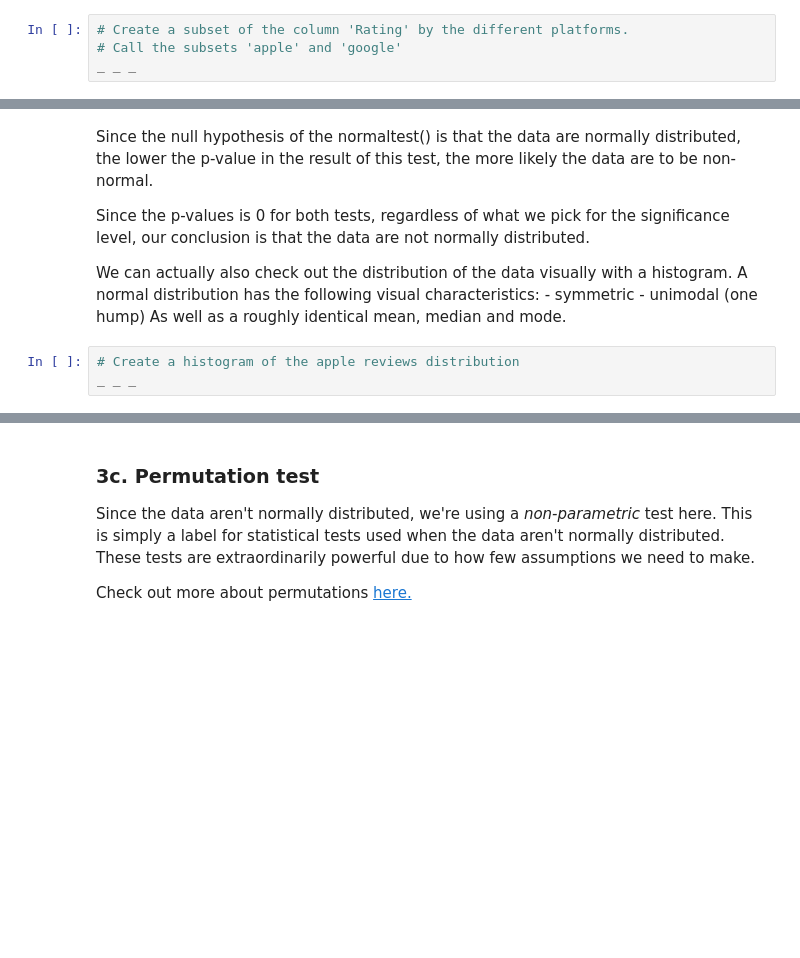
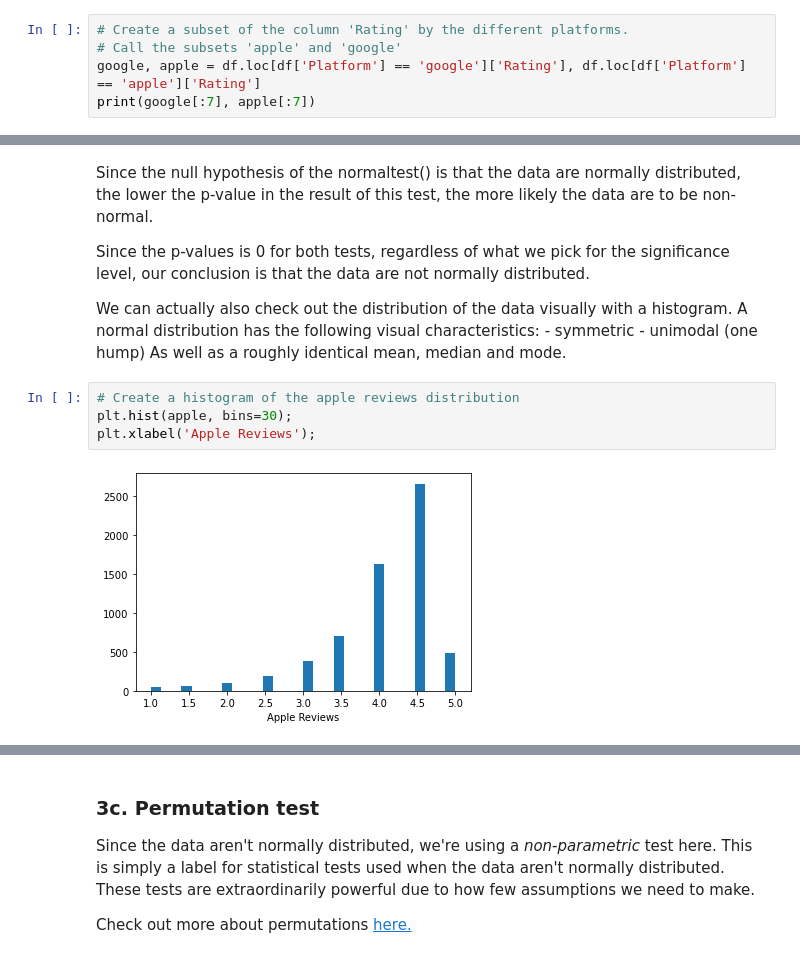
Before and after one commit to Khalif81/AppStore_GoogvsAppl, a Jupyter notebook: Springboard Apps project - Tier 3_KhalifOliver.ipynb, the cells around one changed output, grey strips where cells are left out. Drawn from its saved outputs; the diff is of its cells as text; blank space fills up the shorter version.

```diff
--- a/Springboard Apps project - Tier 3_KhalifOliver.ipynb
+++ b/Springboard Apps project - Tier 3_KhalifOliver.ipynb
@@ -490,4 +490,5 @@ There are many different statistical tests, all with different assumptions. You'
 # %%
 # Create a subset of the column 'Rating' by the different platforms.
 # Call the subsets 'apple' and 'google'
-_ _ _
+google, apple = df.loc[df['Platform'] == 'google']['Rating'], df.loc[df['Platform'] == 'apple']['Rating']
+print(google[:7], apple[:7])
@@ -509,6 +532,9 @@ We can actually also check out the distribution of the data visually with a hist
 As well as a roughly identical mean, median and mode.
 # %%
 # Create a histogram of the apple reviews distribution
-_ _ _
+plt.hist(apple, bins=30);
+plt.xlabel('Apple Reviews');
+# %% [output]
+[figure, added]
 # %%
 # Create a histogram of the google data
```
Also changed, not shown: parts of 9 cells of this notebook.
